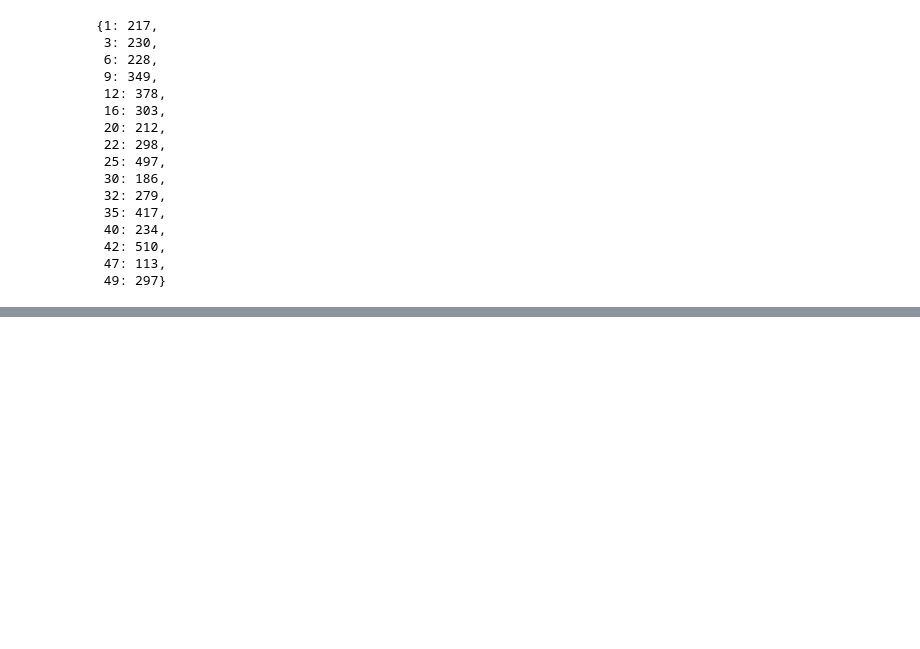
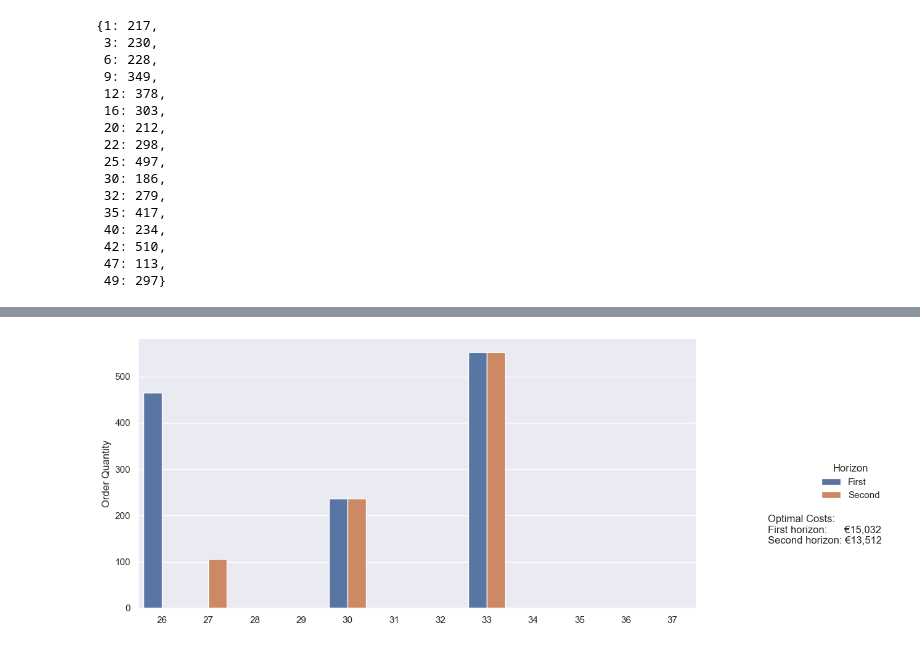
Before and after one commit to AlbinLind/Supply-Chain, a Jupyter notebook: week_2/homework2.ipynb, the cells around one changed output, grey strips where cells are left out. Saved outputs shown, nothing was run; the diff lists cells and outputs as text; code cells hidden in the pictures; blank space fills up the shorter version.

```diff
--- a/week_2/homework2.ipynb
+++ b/week_2/homework2.ipynb
@@ -162,0 +206,5 @@ Text(0.5, 1.0, 'Inventory levels over time')
+# %%
+# Test the nervousness of the solution starting from week 26
+run_test_on_nervousness(12, t=26)
+# %% [output]
+[figure, added]
```
Also changed, not shown: parts of 8 cells of this notebook.
